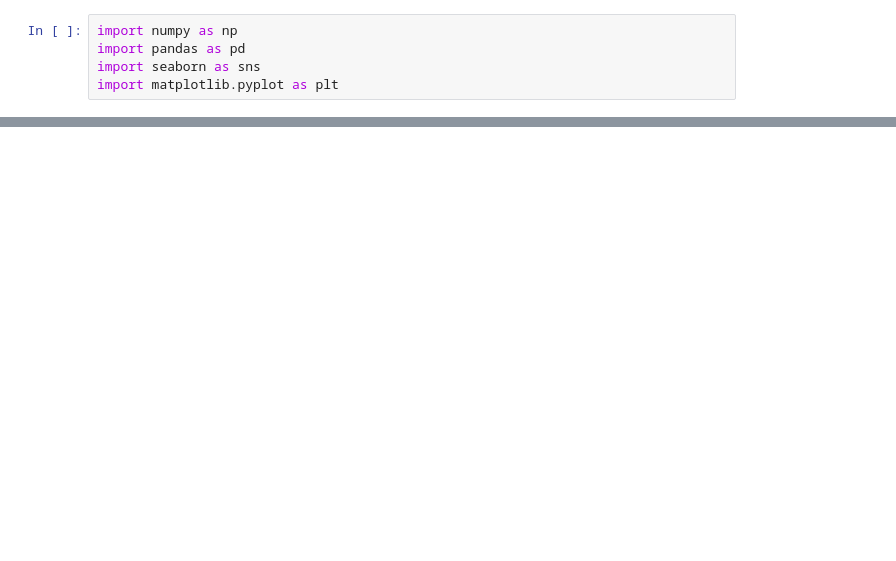
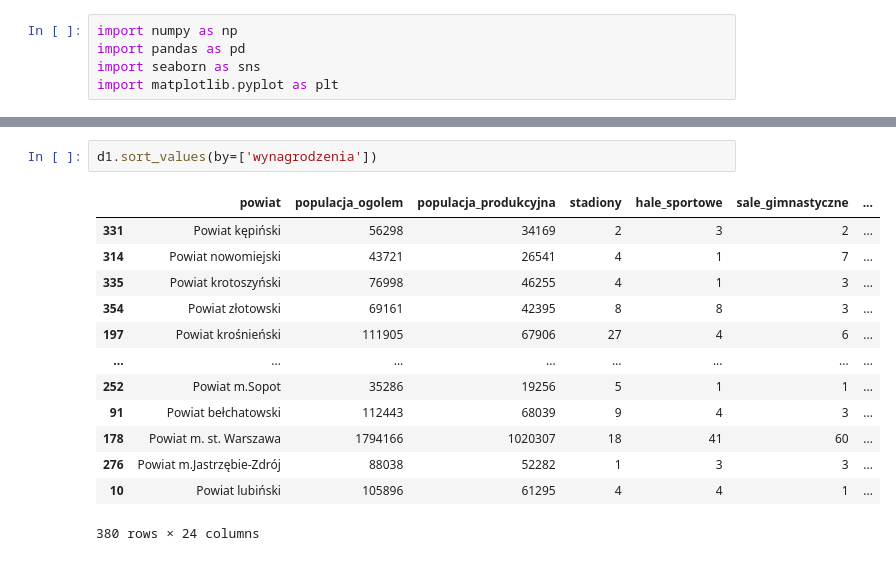
Before and after one commit to gubapatryk/med-infrastructure, a Jupyter notebook: Notatnik.ipynb, the cells around one changed output, grey strips where cells are left out. Saved outputs shown, nothing was run; the diff lists cells and outputs as text; blank space fills up the shorter version.

```diff
--- a/Notatnik.ipynb
+++ b/Notatnik.ipynb
@@ -46,0 +67,16 @@ memory usage: 74.3+ KB
+# %%
+d1.sort_values(by=['wynagrodzenia'])
+# %% [output]
+|  | powiat | populacja_ogolem | populacja_produkcyjna | stadiony | hale_sportowe | sale_gimnastyczne | ... |
+| 331 | Powiat kępiński | 56298 | 34169 | 2 | 3 | 2 | ... |
+| 314 | Powiat nowomiejski | 43721 | 26541 | 4 | 1 | 7 | ... |
+| 335 | Powiat krotoszyński | 76998 | 46255 | 4 | 1 | 3 | ... |
+| 354 | Powiat złotowski | 69161 | 42395 | 8 | 8 | 3 | ... |
+| 197 | Powiat krośnieński | 111905 | 67906 | 27 | 4 | 6 | ... |
+| ... | ... | ... | ... | ... | ... | ... | ... |
+| 252 | Powiat m.Sopot | 35286 | 19256 | 5 | 1 | 1 | ... |
+| 91 | Powiat bełchatowski | 112443 | 68039 | 9 | 4 | 3 | ... |
+| 178 | Powiat m. st. Warszawa | 1794166 | 1020307 | 18 | 41 | 60 | ... |
+| 276 | Powiat m.Jastrzębie-Zdrój | 88038 | 52282 | 1 | 3 | 3 | ... |
+| 10 | Powiat lubiński | 105896 | 61295 | 4 | 4 | 1 | ... |
+380 rows × 24 columns
```
Also changed, not shown: parts of 3 cells of this notebook.
